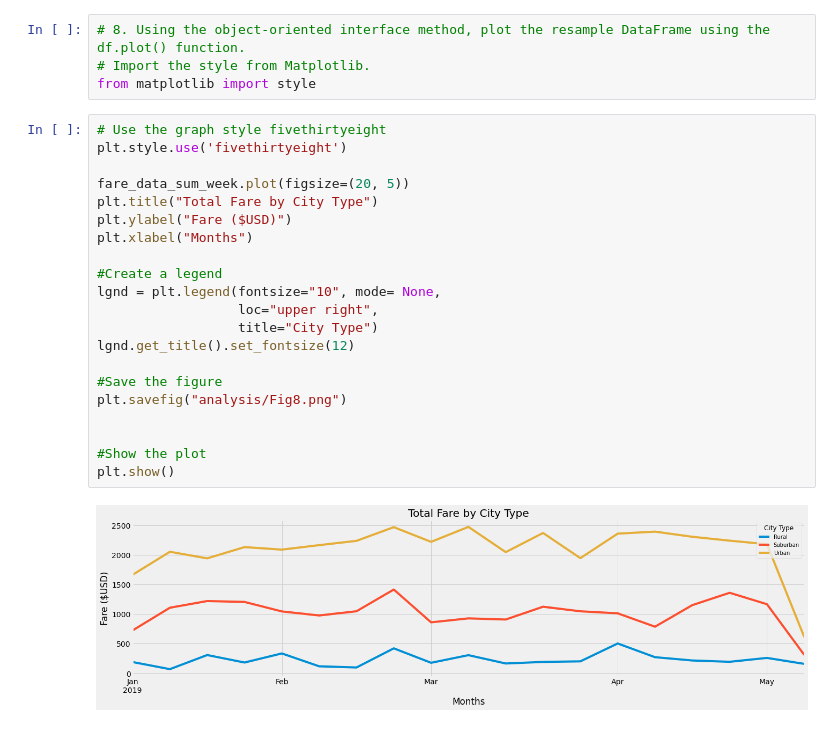
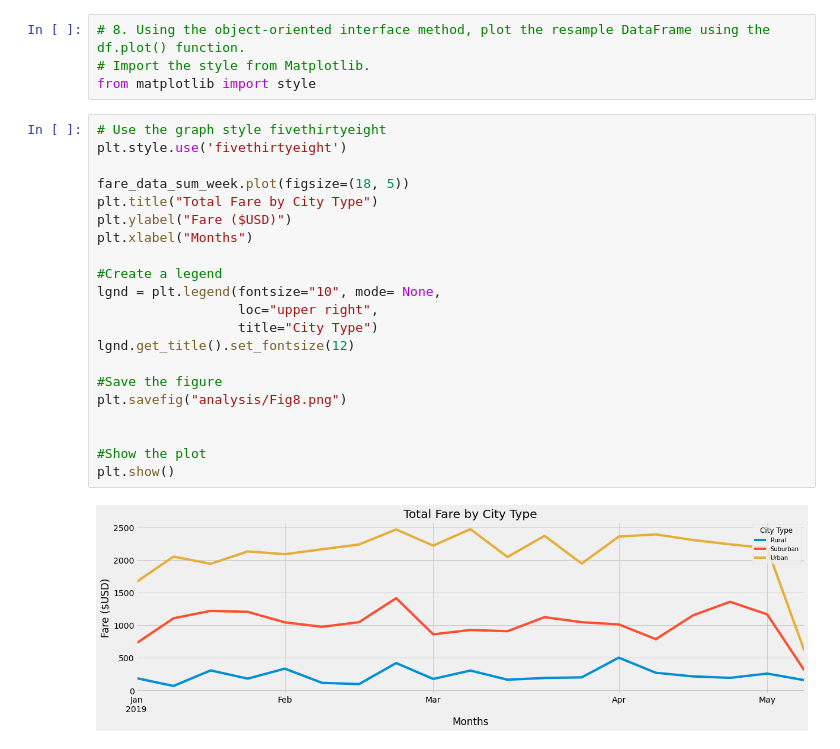
Before and after one commit to duygusimsek/PyBer_Analysis, a Jupyter notebook: PyBer_Challenge.ipynb, the cells around one changed output. Cells and saved outputs as stored; diff of their text form.

```diff
--- a/PyBer_Challenge.ipynb
+++ b/PyBer_Challenge.ipynb
@@ -242,23 +242,23 @@ from matplotlib import style
 # %%
 # Use the graph style fivethirtyeight
 plt.style.use('fivethirtyeight')
 
-fare_data_sum_week.plot(figsize=(20, 5))
+fare_data_sum_week.plot(figsize=(18, 5))
 plt.title("Total Fare by City Type")
 plt.ylabel("Fare ($USD)")
 plt.xlabel("Months")
 
 #Create a legend
 lgnd = plt.legend(fontsize="10", mode= None,
                   loc="upper right",
                   title="City Type")
 lgnd.get_title().set_fontsize(12)
 
 #Save the figure
 plt.savefig("analysis/Fig8.png")
 
 
 #Show the plot
 plt.show()
 # %% [output]
-[figure, old version]
+[figure, new version]
```
Also changed, not shown: 1 other file.
